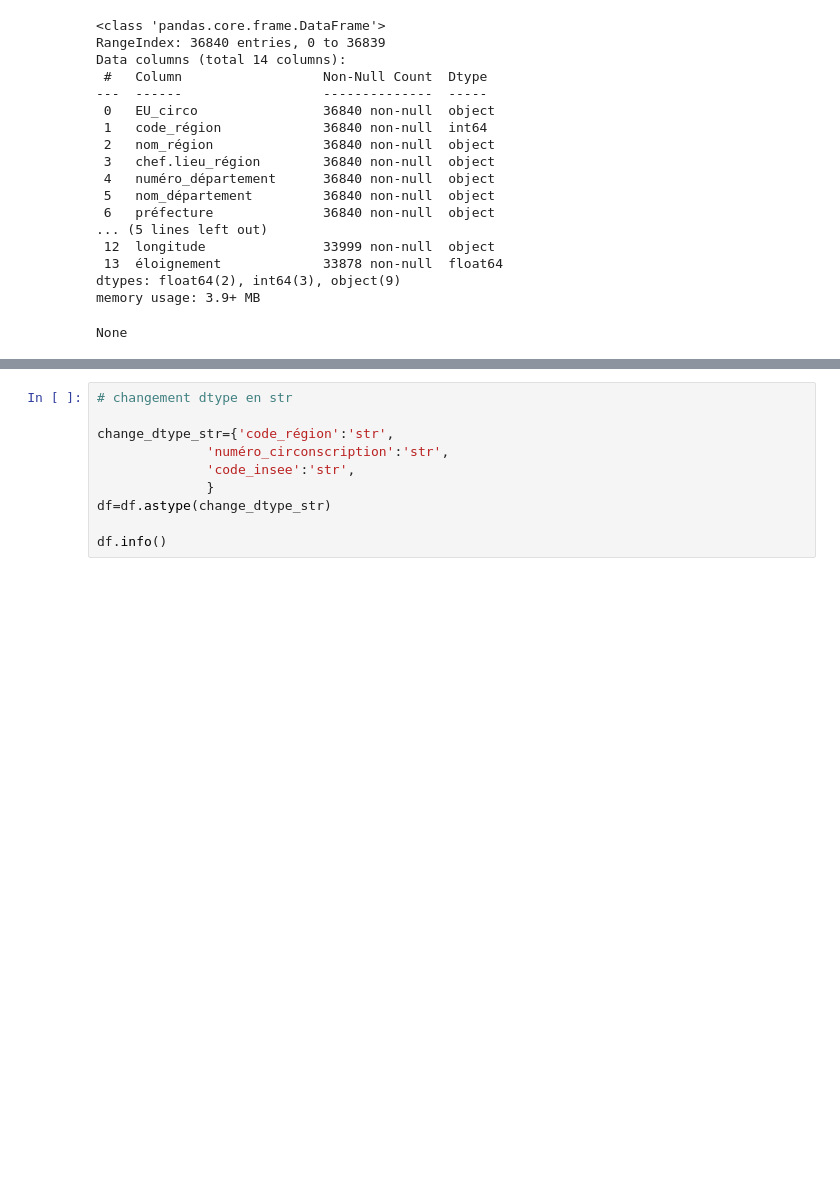
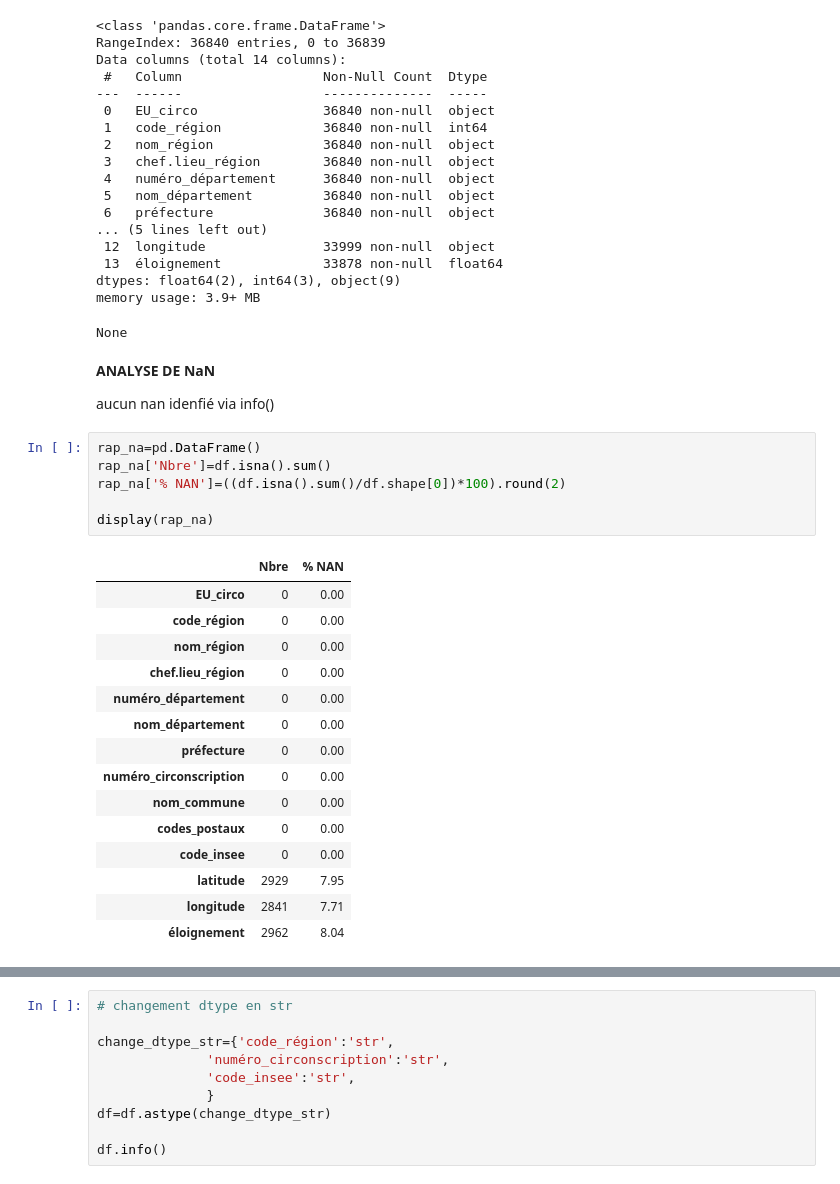
Before and after one commit to Mariehf64/fev23cda_french_industry, a Jupyter notebook: Exploration_name_geographic_information.ipynb, the cells around one changed output, grey strips where cells are left out. Saved outputs shown, nothing was run; the diff lists cells and outputs as text; blank space fills up the shorter version.

```diff
--- a/Exploration_name_geographic_information.ipynb
+++ b/Exploration_name_geographic_information.ipynb
@@ -40,3 +40,29 @@ Data columns (total 14 columns):
 dtypes: float64(2), int64(3), object(9)
 memory usage: 3.9+ MB
 None
+# %% [markdown]
+**ANALYSE DE NaN**
+
+aucun nan idenfié via info()
+# %%
+rap_na=pd.DataFrame()
+rap_na['Nbre']=df.isna().sum()
+rap_na['% NAN']=((df.isna().sum()/df.shape[0])*100).round(2)
+
+display(rap_na)
+# %% [output]
+|  | Nbre | % NAN |
+| EU_circo | 0 | 0.00 |
+| code_région | 0 | 0.00 |
+| nom_région | 0 | 0.00 |
+| chef.lieu_région | 0 | 0.00 |
+| numéro_département | 0 | 0.00 |
+| nom_département | 0 | 0.00 |
+| préfecture | 0 | 0.00 |
+| numéro_circonscription | 0 | 0.00 |
+| nom_commune | 0 | 0.00 |
+| codes_postaux | 0 | 0.00 |
+| code_insee | 0 | 0.00 |
+| latitude | 2929 | 7.95 |
+| longitude | 2841 | 7.71 |
+| éloignement | 2962 | 8.04 |
```
Also changed, not shown: parts of 9 cells of this notebook.
